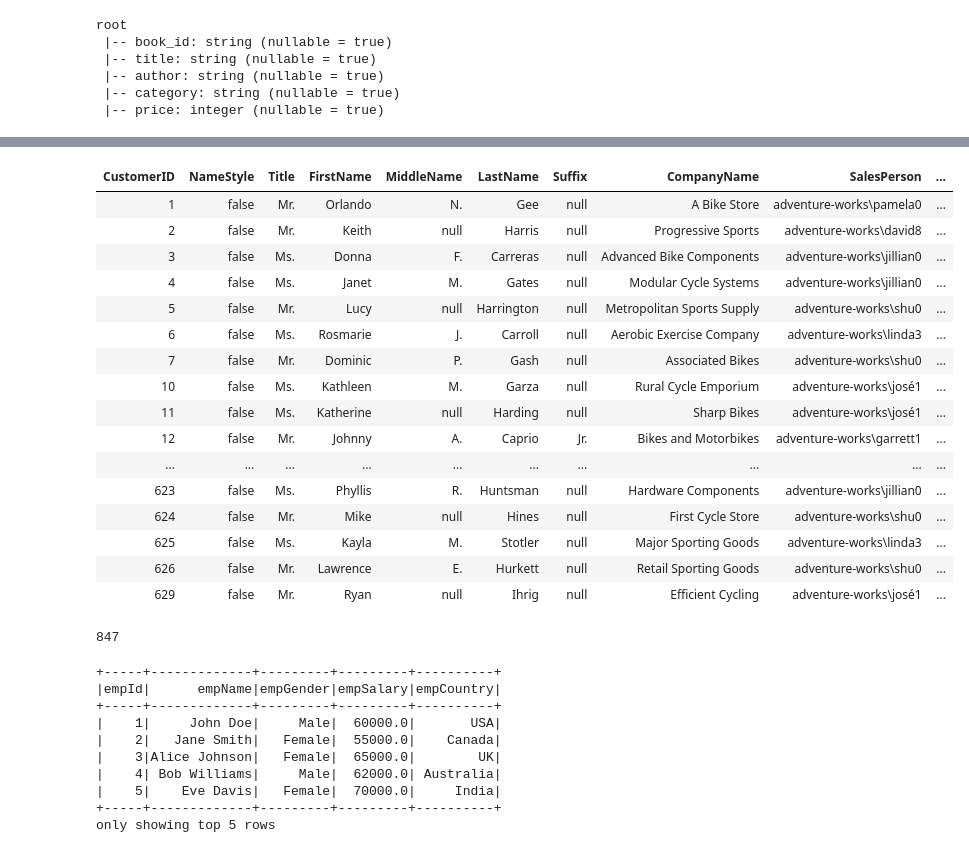
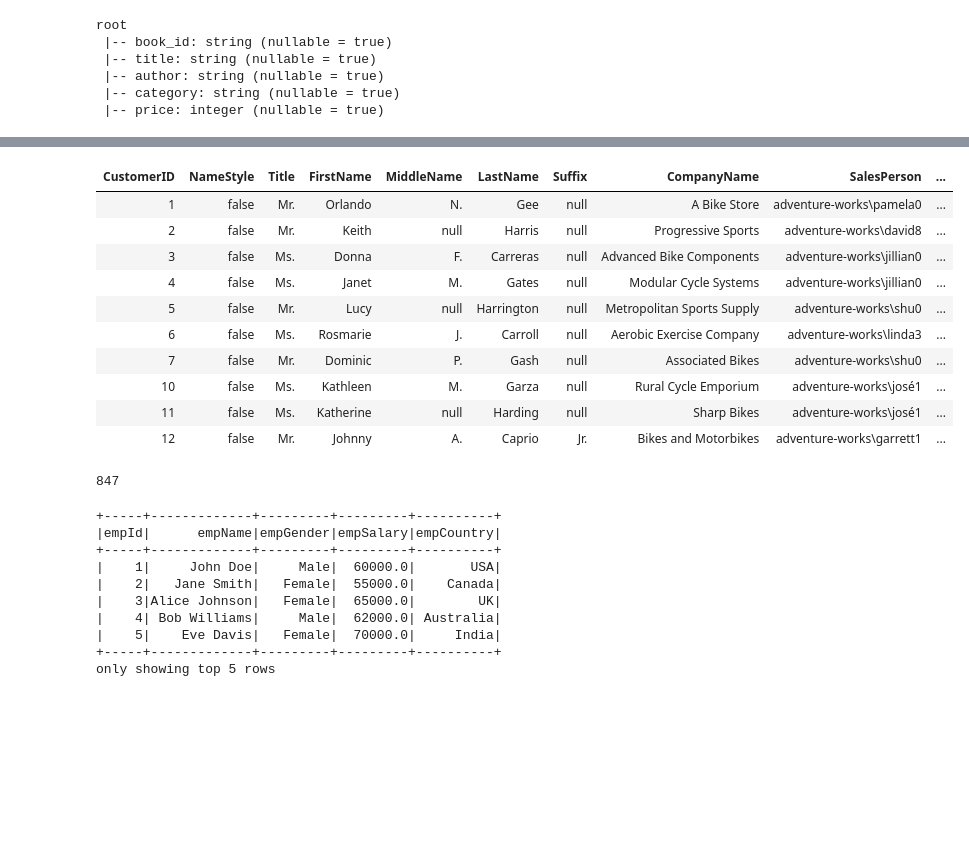
Before and after one commit to saidhuljohny2/Azure-Databricks-Training, a Jupyter notebook: session-wise/1.3 - Dataframes and Operations.ipynb, the cells around one changed output, grey strips where cells are left out. Drawn from its saved outputs; the diff is of its cells as text; code cells hidden in the pictures; blank space fills up the shorter version.

```diff
--- a/session-wise/1.3 - Dataframes and Operations.ipynb
+++ b/session-wise/1.3 - Dataframes and Operations.ipynb
@@ -106,40 +94,34 @@ root
 # %%
 driver = "com.microsoft.sqlserver.jdbc.SQLServerDriver"
 url = "jdbc:sqlserver://azure-sql-server-1111.database.windows.net:1433;database=azure-sql-db-111"
 username = "myuser"
-password = "mypass@123"   #
+password = "mypass@123"
 table = "[SalesLT].[Customer]"
 
 
 customer_df = (spark.read
                    .format("jdbc")
                    .option("driver", driver)
                    .option("url", url)
                    .option("dbtable", table)
                    .option("user", username)
                    .option("password", password)
                    .load())
 
-display(customer_df)
+display(customer_df.limit(10))
 customer_df.count()
 # %% [output]
 | CustomerID | NameStyle | Title | FirstName | MiddleName | LastName | Suffix | CompanyName | SalesPerson | ... |
 | 1 | false | Mr. | Orlando | N. | Gee | null | A Bike Store | adventure-works\pamela0 | ... |
 | 2 | false | Mr. | Keith | null | Harris | null | Progressive Sports | adventure-works\david8 | ... |
 | 3 | false | Ms. | Donna | F. | Carreras | null | Advanced Bike Components | adventure-works\jillian0 | ... |
 | 4 | false | Ms. | Janet | M. | Gates | null | Modular Cycle Systems | adventure-works\jillian0 | ... |
 | 5 | false | Mr. | Lucy | null | Harrington | null | Metropolitan Sports Supply | adventure-works\shu0 | ... |
 | 6 | false | Ms. | Rosmarie | J. | Carroll | null | Aerobic Exercise Company | adventure-works\linda3 | ... |
 | 7 | false | Mr. | Dominic | P. | Gash | null | Associated Bikes | adventure-works\shu0 | ... |
 | 10 | false | Ms. | Kathleen | M. | Garza | null | Rural Cycle Emporium | adventure-works\josé1 | ... |
 | 11 | false | Ms. | Katherine | null | Harding | null | Sharp Bikes | adventure-works\josé1 | ... |
 | 12 | false | Mr. | Johnny | A. | Caprio | Jr. | Bikes and Motorbikes | adventure-works\garrett1 | ... |
-| ... | ... | ... | ... | ... | ... | ... | ... | ... | ... |
-| 623 | false | Ms. | Phyllis | R. | Huntsman | null | Hardware Components | adventure-works\jillian0 | ... |
-| 624 | false | Mr. | Mike | null | Hines | null | First Cycle Store | adventure-works\shu0 | ... |
-| 625 | false | Ms. | Kayla | M. | Stotler | null | Major Sporting Goods | adventure-works\linda3 | ... |
-| 626 | false | Mr. | Lawrence | E. | Hurkett | null | Retail Sporting Goods | adventure-works\shu0 | ... |
-| 629 | false | Mr. | Ryan | null | Ihrig | null | Efficient Cycling | adventure-works\josé1 | ... |
 847
 # %%
 emp_data = [
```
Also changed, not shown: parts of 4 cells of this notebook.
